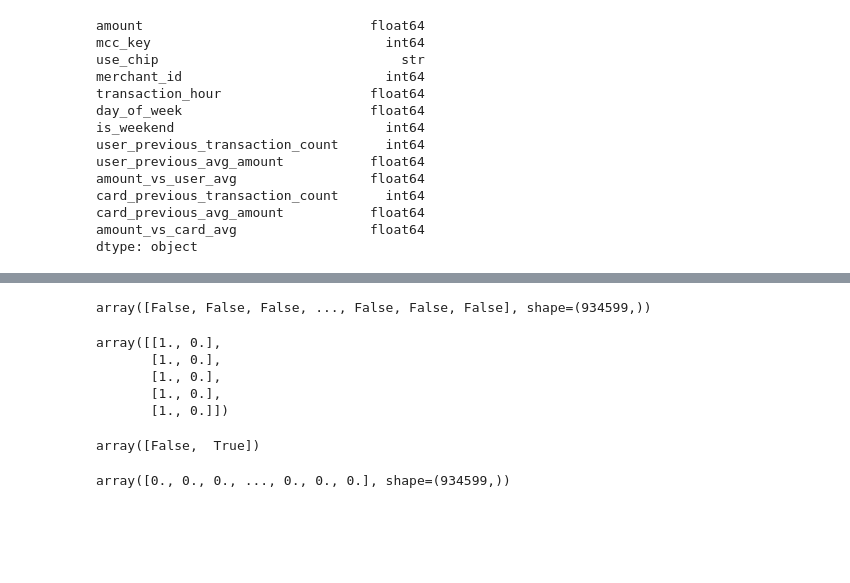
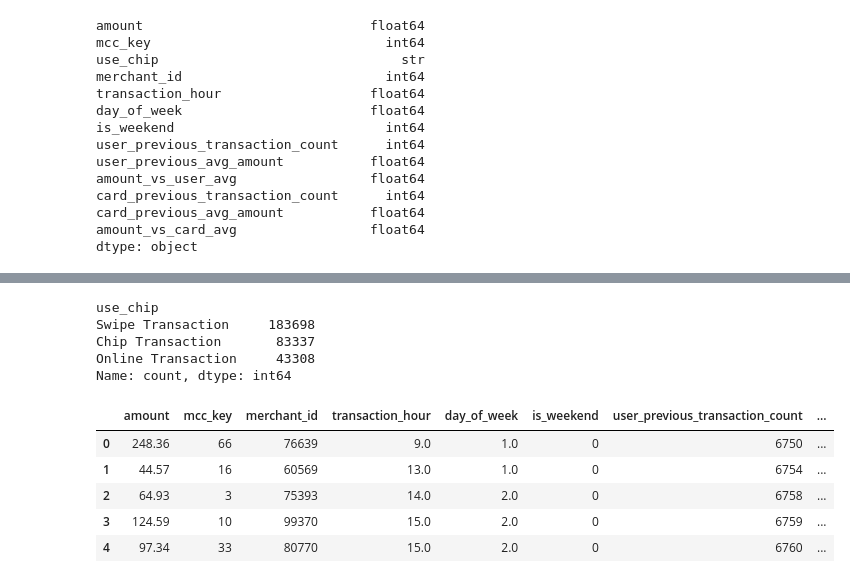
Before and after one commit to martynawieruszewska/finsight-fintech-analytics, a Jupyter notebook: notebooks/06_fraud_detection_ml.ipynb, the cells around one changed output, grey strips where cells are left out. Cells and saved outputs as stored; diff of their text form; code cells hidden in the pictures; blank space fills up the shorter version.

```diff
--- a/notebooks/06_fraud_detection_ml.ipynb
+++ b/notebooks/06_fraud_detection_ml.ipynb
@@ -329,0 +282,6 @@ dtype: int64
+# %%
+from sklearn.linear_model import LogisticRegression
+lrg = LogisticRegression()
+lrg.fit(X_train, y_train)
+print("Training set score: {:.2f}".format(lrg.score(X_train, y_train)))
+print("Validation set score: {:.2f}".format(lrg.score(X_val, y_val)))
@@ -370,2 +306,0 @@ dummy_model = DummyClassifier(strategy="most_frequent")
-# %%
-dummy_model.fit(X_train, y_train)
@@ -422,22 +307,33 @@ dummy_f1
-# %%
-dummy_model.predict(X_val)
-# %% [output]
-array([False, False, False, ..., False, False, False], shape=(934599,))
-# %%
-dummy_model.predict_proba(X_val[:5])
-# %% [output]
-array([[1., 0.],
-       [1., 0.],
-       [1., 0.],
-       [1., 0.],
-       [1., 0.]])
-# %%
-dummy_model.classes_
-# %% [output]
-array([False,  True])
-# %%
-y_val_proba = dummy_model.predict_proba(X_val)[:, 1]
-
-y_val_proba
-# %% [output]
-array([0., 0., 0., ..., 0., 0., 0.], shape=(934599,))
+# %%
+X_train["use_chip"].value_counts(dropna=False)
+# %% [output]
+use_chip
+Swipe Transaction     183698
+Chip Transaction       83337
+Online Transaction     43308
+Name: count, dtype: int64
+# %%
+from sklearn.preprocessing import OneHotEncoder
+
+categorical_columns = X_train.select_dtypes(include=['str']).columns
+encoder = OneHotEncoder(sparse_output=False)
+
+encoded_data = encoder.fit_transform(X_train[categorical_columns])
+
+encoded_X_train = pd.DataFrame(
+    encoded_data,
+    columns=encoder.get_feature_names_out(categorical_columns)
+)
+
+final_X_train = pd.concat(
+    [X_train.drop(columns=categorical_columns), encoded_X_train],
+    axis=1
+)
+final_X_train.head()
+# %% [output]
+|  | amount | mcc_key | merchant_id | transaction_hour | day_of_week | is_weekend | user_previous_transaction_count | ... |
+| 0 | 248.36 | 66 | 76639 | 9.0 | 1.0 | 0 | 6750 | ... |
+| 1 | 44.57 | 16 | 60569 | 13.0 | 1.0 | 0 | 6754 | ... |
+| 2 | 64.93 | 3 | 75393 | 14.0 | 2.0 | 0 | 6758 | ... |
+| 3 | 124.59 | 10 | 99370 | 15.0 | 2.0 | 0 | 6759 | ... |
+| 4 | 97.34 | 33 | 80770 | 15.0 | 2.0 | 0 | 6760 | ... |
```
Also changed, not shown: parts of 28 cells of this notebook.
